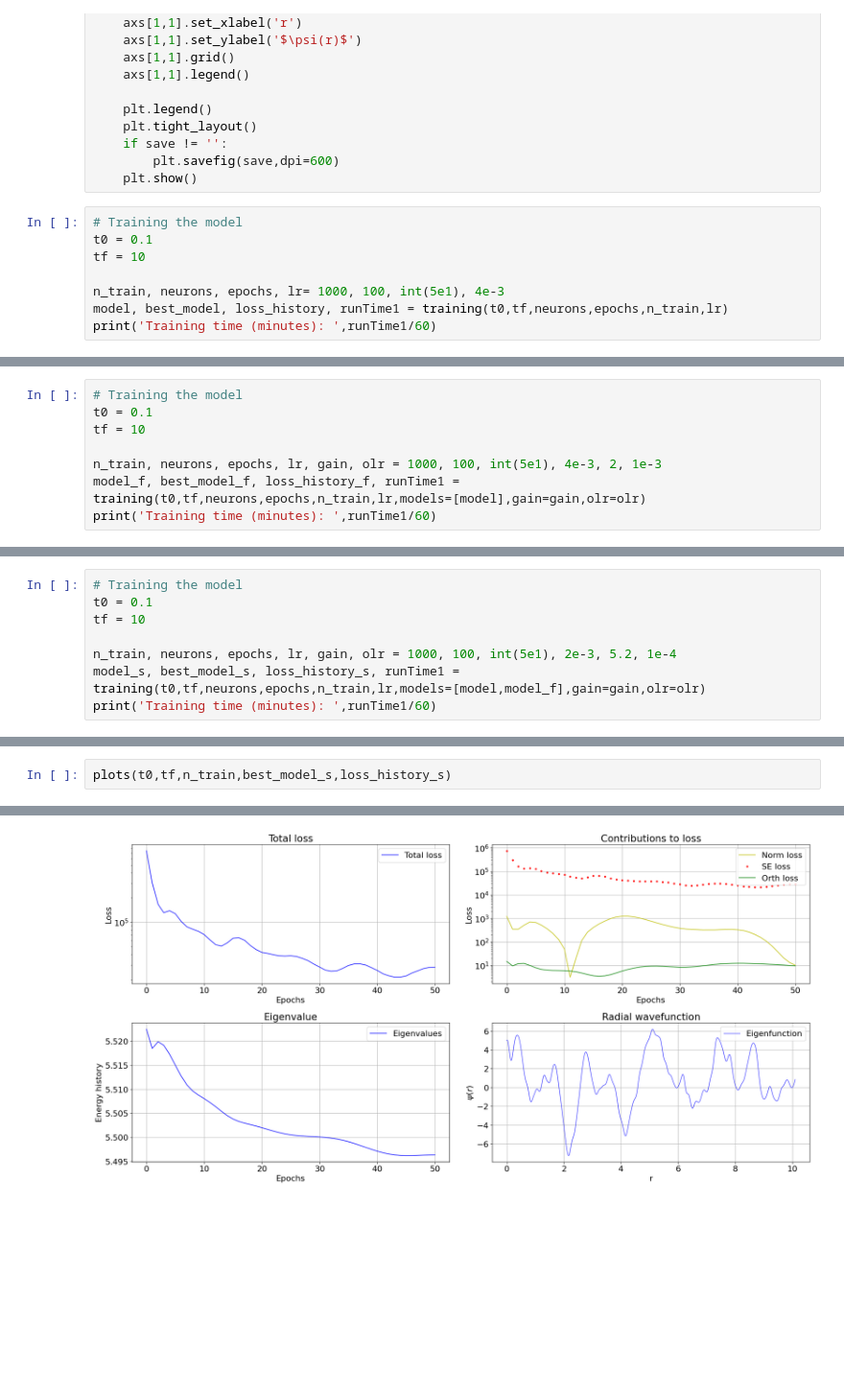
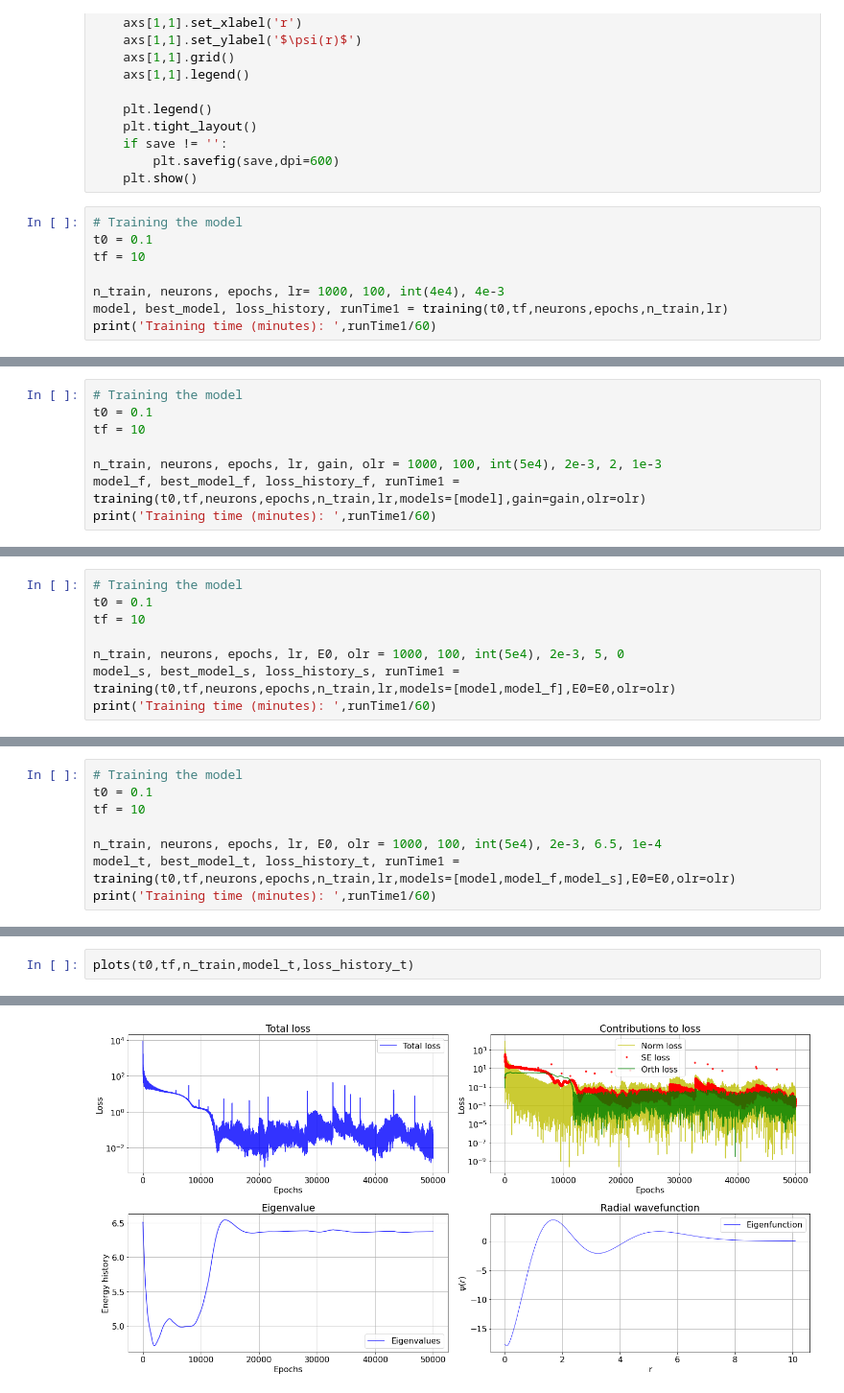
Before and after one commit to anmgomezmo/Degree_project, a Jupyter notebook: Complex ANN to Quantum Mechanics/Quarks_multi-states.ipynb, the cells around one changed output, grey strips where cells are left out. Shown: that part at 96% size. Cells and saved outputs as stored; diff of their text form; blank space fills up the shorter version.

Commit message:
Modified training function and delete old file

```diff
--- a/Complex ANN to Quantum Mechanics/Quarks_multi-states.ipynb
+++ b/Complex ANN to Quantum Mechanics/Quarks_multi-states.ipynb
@@ -310,7 +313,7 @@ def plots(t0, tf, n_train, model, history, save=''):
 t0 = 0.1
 tf = 10
 
-n_train, neurons, epochs, lr= 1000, 100, int(5e1), 4e-3
+n_train, neurons, epochs, lr= 1000, 100, int(4e4), 4e-3
 model, best_model, loss_history, runTime1 = training(t0,tf,neurons,epochs,n_train,lr)
 print('Training time (minutes): ',runTime1/60)
 # %% [output]
@@ -332,7 +330,7 @@ tensor([0.2520], grad_fn=<Unique2Backward0>)
 t0 = 0.1
 tf = 10
 
-n_train, neurons, epochs, lr, gain, olr = 1000, 100, int(5e1), 4e-3, 2, 1e-3
+n_train, neurons, epochs, lr, gain, olr = 1000, 100, int(5e4), 2e-3, 2, 1e-3
 model_f, best_model_f, loss_history_f, runTime1 = training(t0,tf,neurons,epochs,n_train,lr,models=[model],gain=gain,olr=olr)
 print('Training time (minutes): ',runTime1/60)
 # %% [output]
@@ -354,7 +347,7 @@ tensor([1.8114], grad_fn=<Unique2Backward0>)
 t0 = 0.1
 tf = 10
 
-n_train, neurons, epochs, lr, gain, olr = 1000, 100, int(5e1), 2e-3, 5.2, 1e-4
-model_s, best_model_s, loss_history_s, runTime1 = training(t0,tf,neurons,epochs,n_train,lr,models=[model,model_f],gain=gain,olr=olr)
+n_train, neurons, epochs, lr, E0, olr = 1000, 100, int(5e4), 2e-3, 5, 0
+model_s, best_model_s, loss_history_s, runTime1 = training(t0,tf,neurons,epochs,n_train,lr,models=[model,model_f],E0=E0,olr=olr)
 print('Training time (minutes): ',runTime1/60)
 # %% [output]
@@ -368,0 +362,8 @@ tensor([5.4963], grad_fn=<Unique2Backward0>)
+# %%
+# Training the model
+t0 = 0.1
+tf = 10
+
+n_train, neurons, epochs, lr, E0, olr = 1000, 100, int(5e4), 2e-3, 6.5, 1e-4
+model_t, best_model_t, loss_history_t, runTime1 = training(t0,tf,neurons,epochs,n_train,lr,models=[model,model_f,model_s],E0=E0,olr=olr)
+print('Training time (minutes): ',runTime1/60)
@@ -369,3 +374,3 @@ tensor([5.4963], grad_fn=<Unique2Backward0>)
 # %%
-plots(t0,tf,n_train,best_model_s,loss_history_s)
+plots(t0,tf,n_train,model_t,loss_history_t)
 # %% [output]
@@ -373 +378 @@ tensor([5.4962], grad_fn=<Unique2Backward0>)
-[figure, old version]
+[figure, new version]
```
Also changed, not shown: parts of 16 cells of this notebook, 1 other file.
